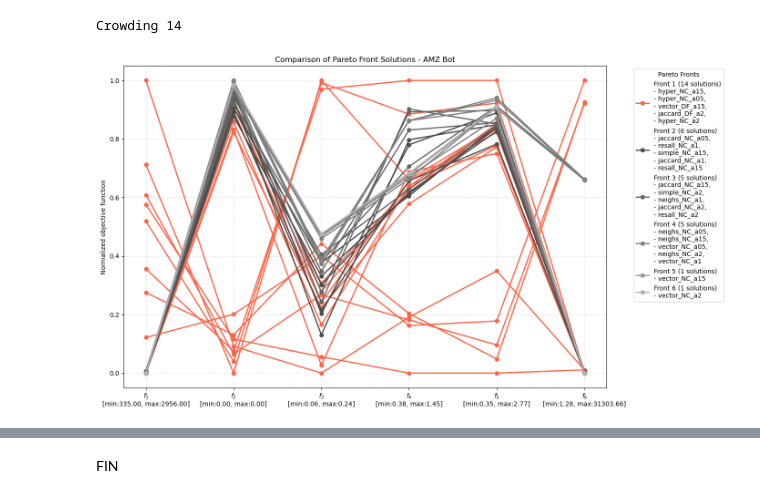
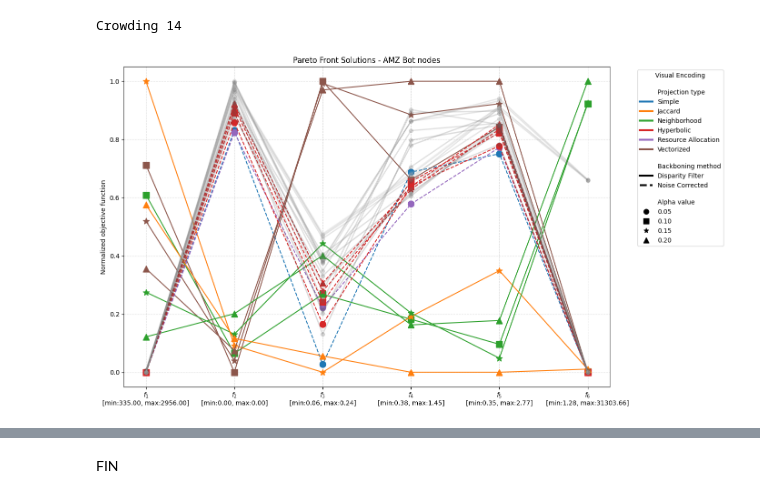
Before and after one commit to diazmx/phd-thesis-lab, a Jupyter notebook: 13-paper-modelling/ds1-V2.ipynb, the cells around one changed output, grey strips where cells are left out. Drawn from its saved outputs; the diff is of its cells as text; code cells hidden in the pictures.

```diff
--- a/13-paper-modelling/ds1-V2.ipynb
+++ b/13-paper-modelling/ds1-V2.ipynb
@@ -727,7 +911,7 @@ print("Crowding", len(pareto_sorted))
 # %% [output]
 Crowding 14
 # %%
-# --- Fin de la simulación de datos ---
+# --- Parallel Coordinates ---
 
 labels = ["$f_1$", "$f_2$", "$f_3$", "$f_4$", "$f_5$", "$f_6$"]
 
@@ -762,50 +946,96 @@ for i, front in enumerate(all_fronts):
         color = "tomato"
     else:
         color = str(gray_scale[i])
 
     # Generar nombres de soluciones (puedes ajustar esto si tus soluciones tienen un identificador propio)
     nombres_soluciones = [sol.get("filename", f"sol_{idx_solucion + j}") for j, sol in enumerate(front)]
     nombres_soluciones = [i[8:] for i in nombres_soluciones]
     nombres_mostrados = ",\n- ".join(nombres_soluciones[:5])
 
-    # Etiqueta extendida para la leyenda
-    label_front = f"Front {rank} ({num_sols} solutions)"
-    if num_sols > 0:
-        label_front += f"\n- {nombres_mostrados}"
 
     for j, sol in enumerate(front):
         F_norm_solucion = F_norm_all[idx_solucion]
 
+        name_code = sol["filename"].split("_")[2:]
+        stl_proj = projection_styles[name_code[0]]
+        stl_bb = backboning_styles[name_code[1]]
+        stl_a = alpha_styles[name_code[2]]
+
         # Solo la primera solución del frente tiene leyenda
-        if j == 0:
-            label = label_front
+        label = None
+
+        if i == 0:
+            plt.plot(
+                labels,
+                F_norm_solucion,
+                color=stl_proj,
+                linestyle=stl_bb,
+                linewidth=1.5,
+                marker=stl_a,
+                label=label,
+                ms=10
+            )
         else:
-            label = None
-
-        plt.plot(
-            labels,
-            F_norm_solucion,
-            color=color,
-            linestyle='-',
-            linewidth=2,
-            marker='o',
-            label=label
-        )
+            plt.plot(
+                labels,
+                F_norm_solucion,
+                color=color,
+                linestyle="-",
+                linewidth=2,
+                marker="o",
+                label=label,
+                alpha=0.2
+            )
 
         idx_solucion += 1
 
 
 # 6. Actualizar las etiquetas del eje X con los rangos de valores reales
 new_labels = [f"{lbl}\n[min:{min_v:.2f}, max:{max_v:.2f}]" for lbl, min_v, max_v in zip(labels, min_vals, max_vals)]
 plt.xticks(range(len(new_labels)), new_labels, rotation=0)
 
 # 7. Configurar y guardar la gráfica
 plt.ylabel("Normalized objective function")
-plt.title("Comparison of Pareto Front Solutions - " + DATASET.upper() + " Bot")
+
+if NODETYPE == 0:
+    plt.title("Pareto Front Solutions - " + DATASET.upper() + " Top nodes")
+else:
+    plt.title("Pareto Front Solutions - " + DATASET.upper() + " Bot nodes")
 plt.grid(True, linestyle="--", alpha=0.4)
-plt.legend(title="Pareto Fronts", bbox_to_anchor=(1.05, 1), loc="upper left")
+
+from matplotlib.lines import Line2D
+
+# --- Crear handles personalizados para la leyenda ---
+
+color_handles = [
+    Line2D([0], [0], color=projection_styles[key], lw=3, label=projection_labels[key])
+    for key in projection_styles
+]
+
+line_handles = [
+    Line2D([0], [0], color='black', linestyle=backboning_styles[key], lw=3, label=backboning_labels[key])
+    for key in backboning_styles
+]
+
+marker_handles = [
+    Line2D([0], [0], color='black', marker=alpha_styles[key], linestyle='None', markersize=8, label=alpha_labels[key])
+    for key in alpha_styles
+]
+
+# 4. Combinar todos los handles
+custom_legend = (
+    [Line2D([0], [0], color='white', label='\nProjection type')] + color_handles +
+    [Line2D([0], [0], color='white', label='\nBackboning method')] + line_handles +
+    [Line2D([0], [0], color='white', label='\nAlpha value')] + marker_handles
+)
+
+# 5. Mostrar la leyenda personalizada
+plt.legend(handles=custom_legend, title="Visual Encoding", bbox_to_anchor=(1.05, 1), loc="upper left")
+
+
+#plt.legend(title="Pareto Fronts", bbox_to_anchor=(1.05, 1), loc="upper left")
 plt.tight_layout()
 plt.savefig(DATASET+"-Type"+str(NODETYPE)+"-pf.png")
 plt.show()
 # %% [output]
-[figure, old version]
+[figure, new version]
```
Also changed, not shown: parts of 26 cells of this notebook, 38 other files.
